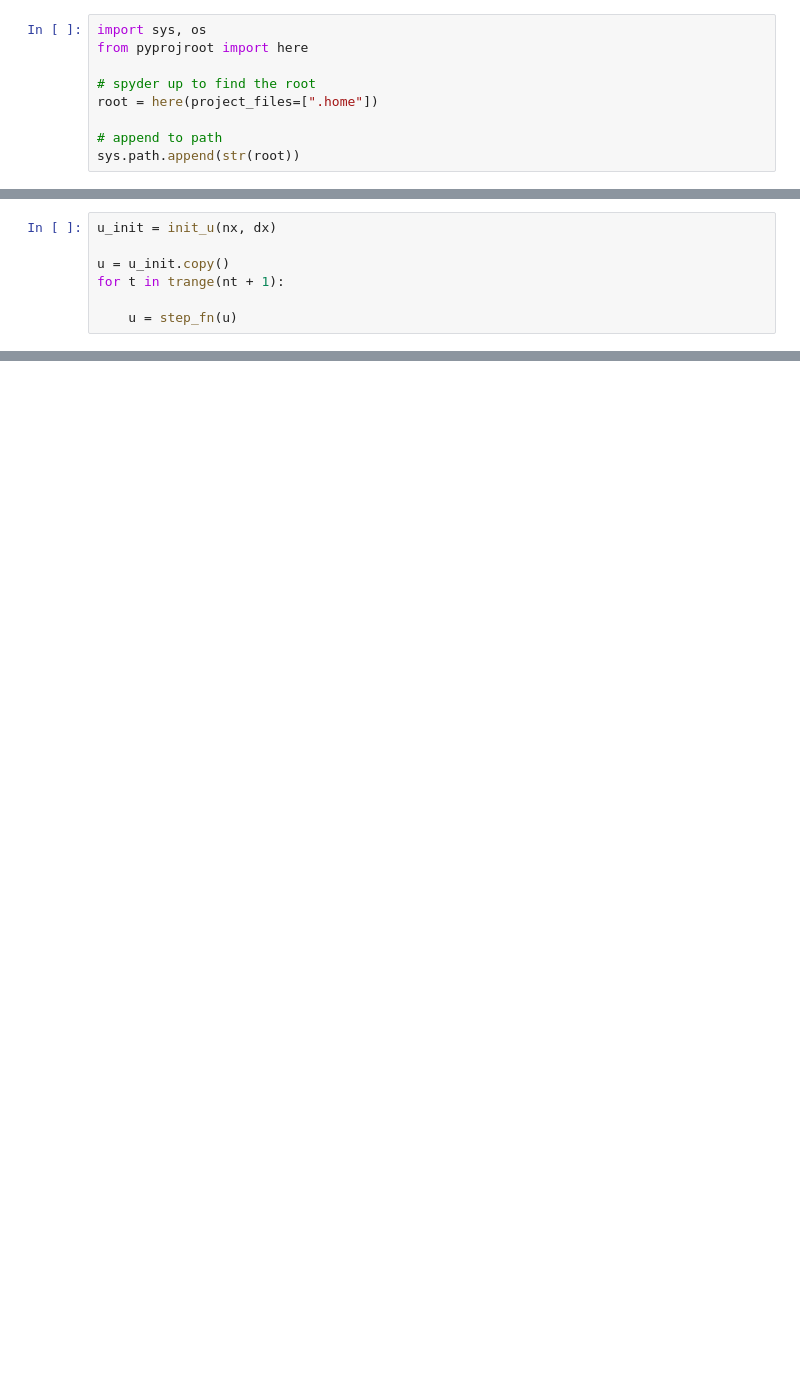
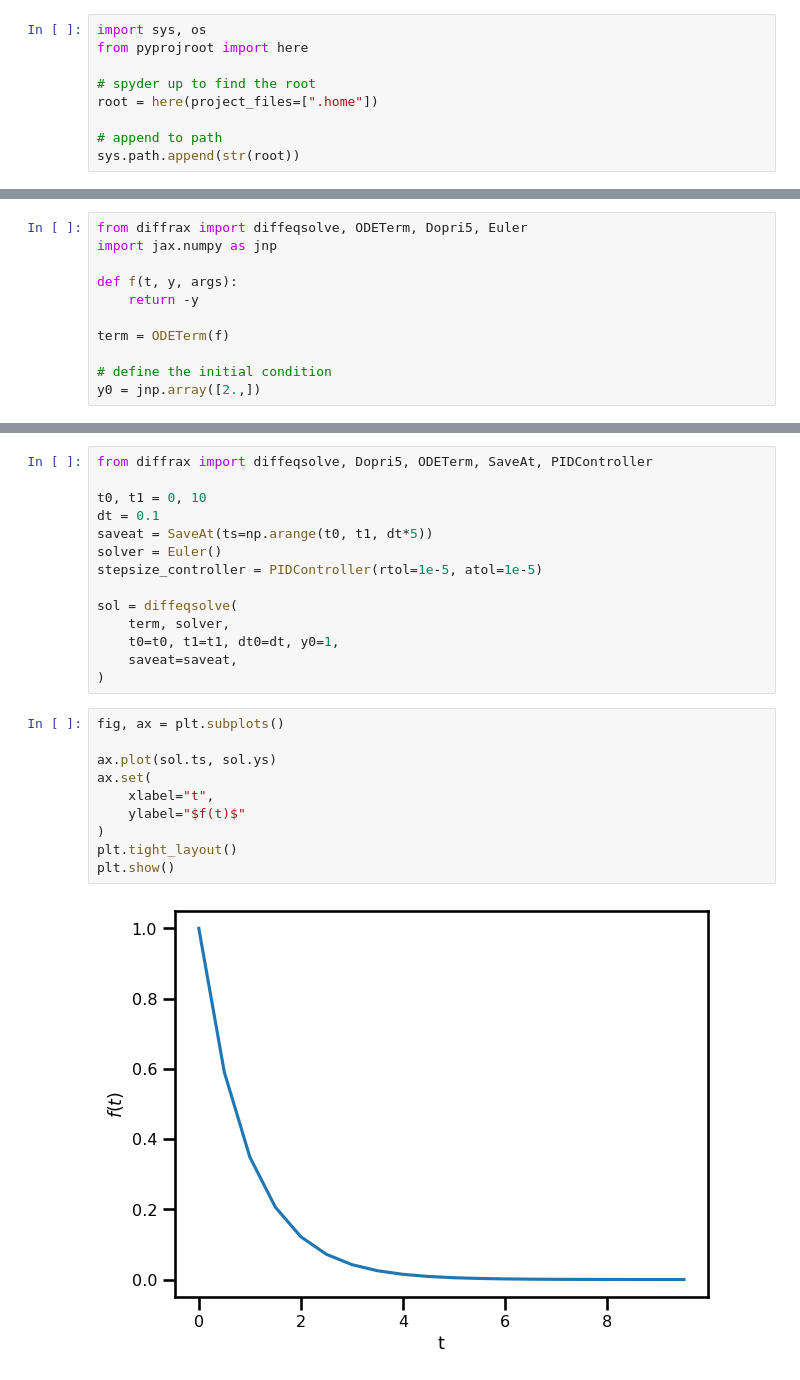
Before and after one commit to jejjohnson/jaxsw, a Jupyter notebook: notebooks/dev/eman/12_steps_2_NS/1.2_linear_convection.ipynb, the cells around one changed output, grey strips where cells are left out. Drawn from its saved outputs; the diff is of its cells as text; blank space fills up the shorter version.

Commit message:
Reorganized the notebooks.
Added a tutorial for using the diffrax package!

```diff
--- a/notebooks/dev/eman/12_steps_2_NS/1.2_linear_convection.ipynb
+++ b/notebooks/dev/eman/12_steps_2_NS/1.2_linear_convection.ipynb
@@ -127,7 +27,0 @@ step_fn = jax.jit(step_fn)
-# %%
-u_init = init_u(nx, dx)
-
-u = u_init.copy()
-for t in trange(nt + 1):
-
-    u = step_fn(u)
@@ -278,0 +281,11 @@ plt.show()
+# %%
+from diffrax import diffeqsolve, ODETerm, Dopri5, Euler
+import jax.numpy as jnp
+
+def f(t, y, args):
+    return -y
+
+term = ODETerm(f)
+
+# define the initial condition
+y0 = jnp.array([2.,])
@@ -278,0 +314,26 @@ plt.show()
+# %%
+from diffrax import diffeqsolve, Dopri5, ODETerm, SaveAt, PIDController
+
+t0, t1 = 0, 10
+dt = 0.1
+saveat = SaveAt(ts=np.arange(t0, t1, dt*5))
+solver = Euler()
+stepsize_controller = PIDController(rtol=1e-5, atol=1e-5)
+
+sol = diffeqsolve(
+    term, solver,
+    t0=t0, t1=t1, dt0=dt, y0=1,
+    saveat=saveat,
+)
+# %%
+fig, ax = plt.subplots()
+
+ax.plot(sol.ts, sol.ys)
+ax.set(
+    xlabel="t",
+    ylabel="$f(t)$"
+)
+plt.tight_layout()
+plt.show()
+# %% [output]
+[figure, added]
```
Also changed, not shown: parts of 49 cells of this notebook, 1 other file.
